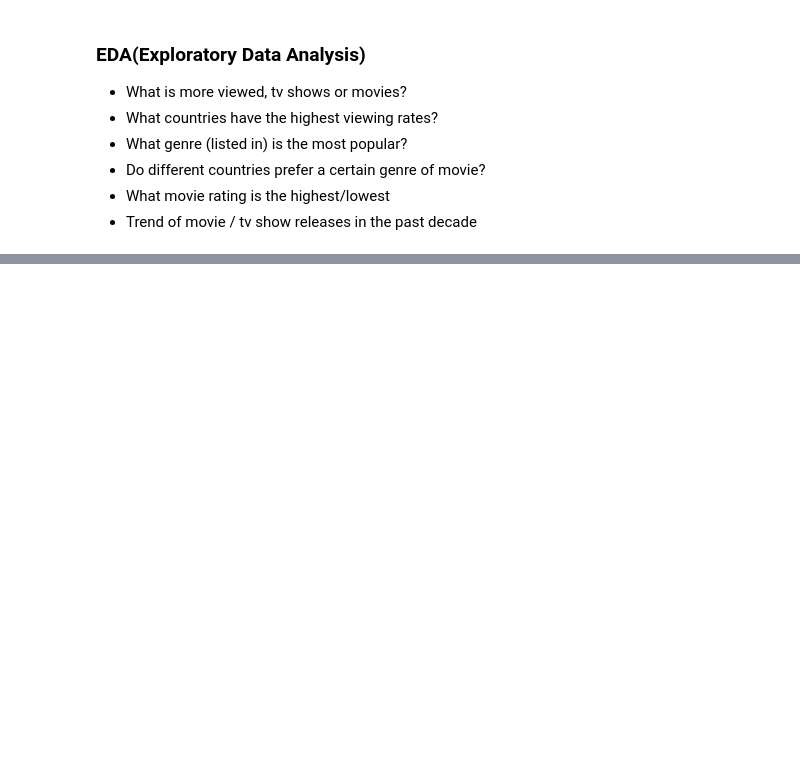
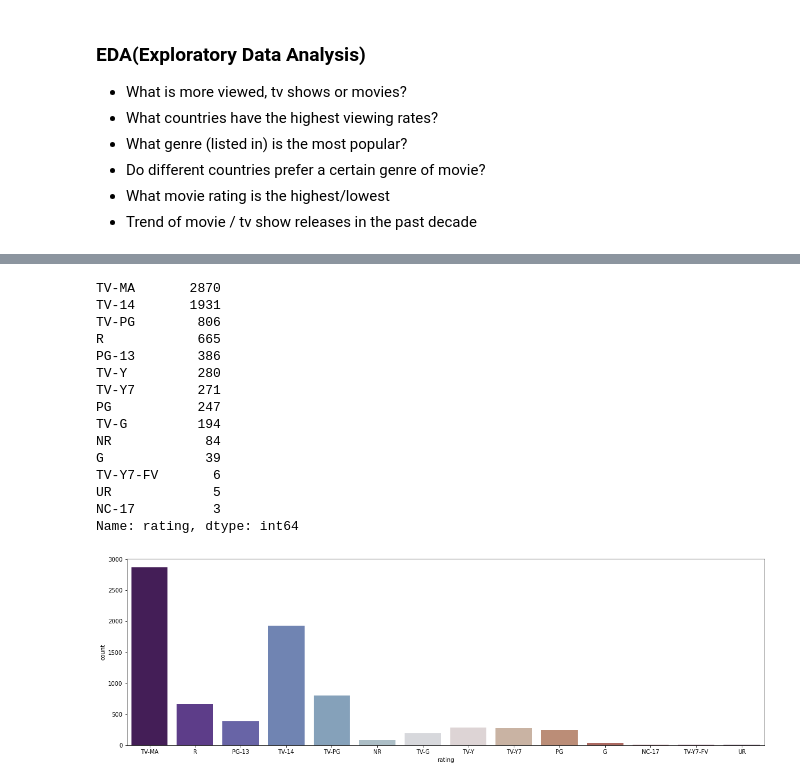
Before and after one commit to HunterKane/Netflix-Data-Analysis-, a Jupyter notebook: Netflix Movie Analysis .ipynb, the cells around one changed output, grey strips where cells are left out. Cells and saved outputs as stored; diff of their text form; code cells hidden in the pictures; blank space fills up the shorter version.

```diff
--- a/Netflix Movie Analysis .ipynb
+++ b/Netflix Movie Analysis .ipynb
@@ -286,0 +335,22 @@ Name: country, dtype: int64
+# %%
+print(df.rating.value_counts())
+plt.figure(figsize=(20,6))
+sns.countplot(df.rating,palette="twilight_shifted")
+plt.show();
+# %% [output]
+TV-MA       2870
+TV-14       1931
+TV-PG        806
+R            665
+PG-13        386
+TV-Y         280
+TV-Y7        271
+PG           247
+TV-G         194
+NR            84
+G             39
+TV-Y7-FV       6
+UR             5
+NC-17          3
+Name: rating, dtype: int64
+[figure, added]
```
Also changed, not shown: parts of 13 cells of this notebook.
